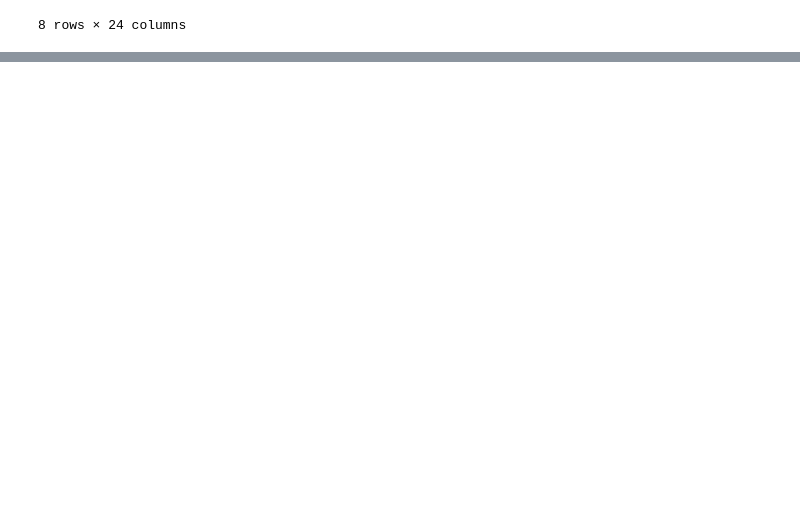
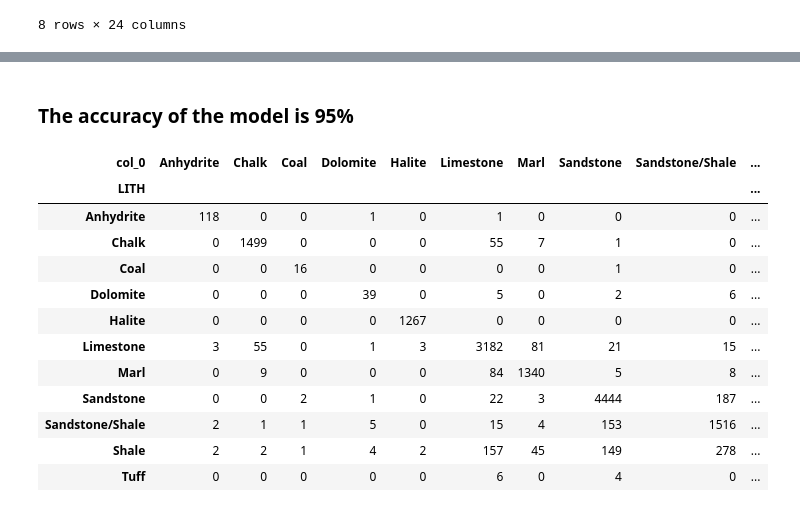
Before and after one commit to SethDwumah/Petroleum_DS-ML, a Jupyter notebook: Rock Type (Lithology) Classification Using ML.ipynb, the cells around one changed output, grey strips where cells are left out. Drawn from its saved outputs; the diff is of its cells as text; code cells hidden in the pictures; blank space fills up the shorter version.

Commit message:
Lith update

```diff
--- a/Rock Type (Lithology) Classification Using ML.ipynb
+++ b/Rock Type (Lithology) Classification Using ML.ipynb
@@ -194,0 +190,6 @@ array([<AxesSubplot:>, <AxesSubplot:>, <AxesSubplot:>, <AxesSubplot:>,
+# %%
+# X = features
+# Y = target
+
+X = data.iloc[:,1:-1]
+Y = data.iloc[:,-1]
@@ -194,0 +226,2 @@ array([<AxesSubplot:>, <AxesSubplot:>, <AxesSubplot:>, <AxesSubplot:>,
+# %%
+x_train,x_test,y_train,y_test = train_test_split(X,Y,test_size=0.3, random_state=42)
@@ -194,0 +232,6 @@ array([<AxesSubplot:>, <AxesSubplot:>, <AxesSubplot:>, <AxesSubplot:>,
+# %%
+# train the model
+
+model = DecisionTreeClassifier()
+
+model.fit(x_train,y_train)
@@ -194,0 +244,2 @@ array([<AxesSubplot:>, <AxesSubplot:>, <AxesSubplot:>, <AxesSubplot:>,
+# %%
+y_pred = model.predict(x_test)
@@ -194,0 +266,18 @@ array([<AxesSubplot:>, <AxesSubplot:>, <AxesSubplot:>, <AxesSubplot:>,
+# %% [markdown]
+### The accuracy of the model is 95%
+# %%
+pd.crosstab(y_test,y_pred)
+# %% [output]
+| col_0 | Anhydrite | Chalk | Coal | Dolomite | Halite | Limestone | Marl | Sandstone | Sandstone/Shale | ... |
+| LITH |  |  |  |  |  |  |  |  |  | ... |
+| Anhydrite | 118 | 0 | 0 | 1 | 0 | 1 | 0 | 0 | 0 | ... |
+| Chalk | 0 | 1499 | 0 | 0 | 0 | 55 | 7 | 1 | 0 | ... |
+| Coal | 0 | 0 | 16 | 0 | 0 | 0 | 0 | 1 | 0 | ... |
+| Dolomite | 0 | 0 | 0 | 39 | 0 | 5 | 0 | 2 | 6 | ... |
+| Halite | 0 | 0 | 0 | 0 | 1267 | 0 | 0 | 0 | 0 | ... |
+| Limestone | 3 | 55 | 0 | 1 | 3 | 3182 | 81 | 21 | 15 | ... |
+| Marl | 0 | 9 | 0 | 0 | 0 | 84 | 1340 | 5 | 8 | ... |
+| Sandstone | 0 | 0 | 2 | 1 | 0 | 22 | 3 | 4444 | 187 | ... |
+| Sandstone/Shale | 2 | 1 | 1 | 5 | 0 | 15 | 4 | 153 | 1516 | ... |
+| Shale | 2 | 2 | 1 | 4 | 2 | 157 | 45 | 149 | 278 | ... |
+| Tuff | 0 | 0 | 0 | 0 | 0 | 6 | 0 | 4 | 0 | ... |
```
Also changed, not shown: parts of 13 cells of this notebook.
